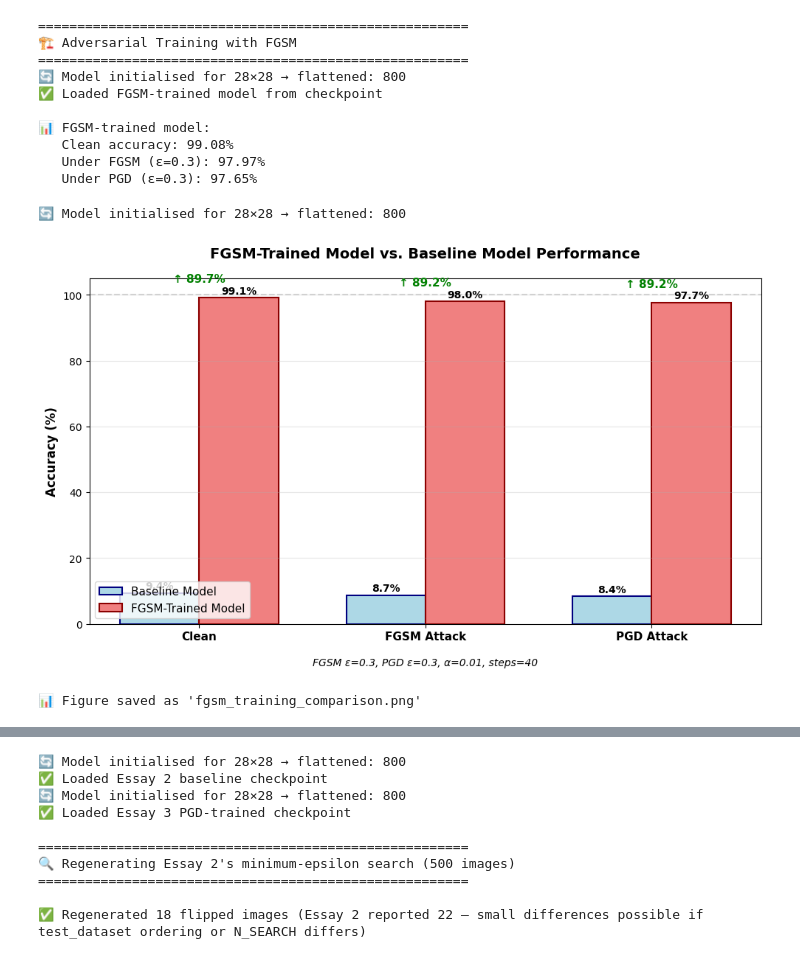
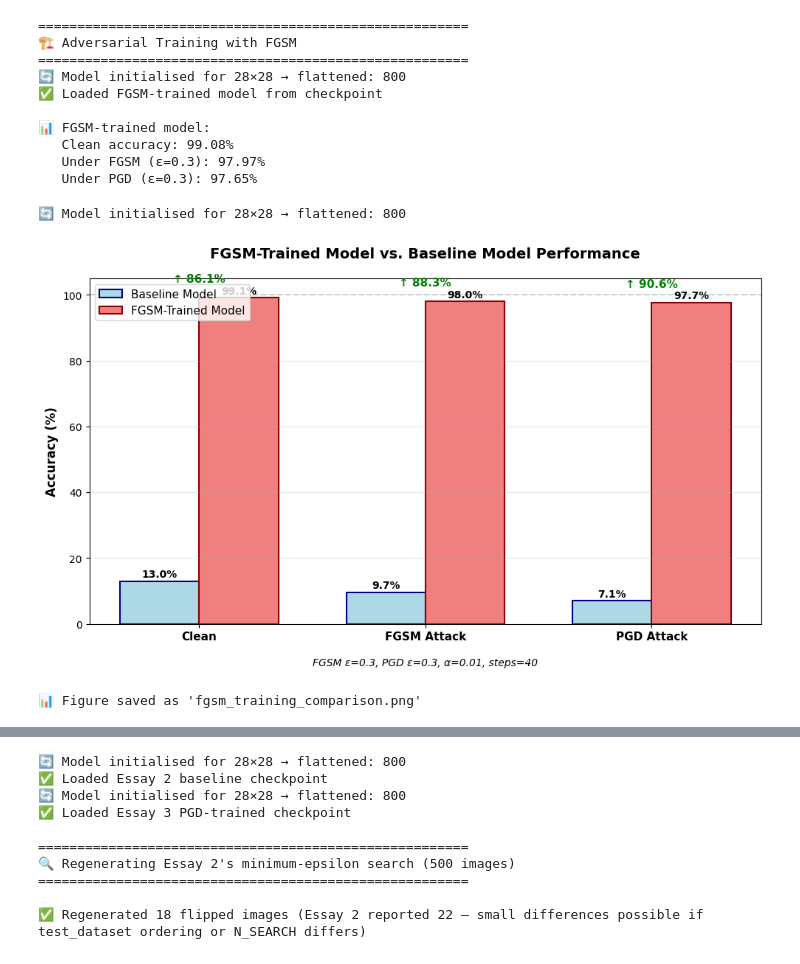
Before and after one commit to Maee127/Adversarial-Notebooks, a Jupyter notebook: #3/Note02_Adversarial_Training_PGD.ipynb, the cells around one changed output, grey strips where cells are left out. Saved outputs shown, nothing was run; the diff lists cells and outputs as text; code cells hidden in the pictures.

```diff
--- a/#3/Note02_Adversarial_Training_PGD.ipynb
+++ b/#3/Note02_Adversarial_Training_PGD.ipynb
@@ -309,12 +309,16 @@ print("\n" + "="*55)
 print("⚔️ Baseline Model Under Attack")
 print("="*55)
 
+# FIX: Extract only the accuracy value from the tuple
+clean_acc, _, _ = evaluate_accuracy(baseline_model, test_loader)
+
 # FGSM attack
 fgsm_params = {'epsilon': 0.3}
 fgsm_acc, _, _ = evaluate_accuracy(baseline_model, test_loader,
                                     attack_type='fgsm', attack_params=fgsm_params)
 print(f"Baseline + FGSM (ε=0.3) accuracy: {fgsm_acc:.2f}%")
 
+
 # PGD attack
 pgd_params = {'epsilon': 0.3, 'step_size': 0.01, 'num_steps': 40}
 pgd_acc, _, _ = evaluate_accuracy(baseline_model, test_loader,
@@ -488,30 +492,10 @@ print(f"   Under PGD (ε=0.3): {pgd_acc_fgsm:.2f}%")
 import matplotlib.pyplot as plt
 import numpy as np
 
-# Get baseline results (assuming you have these from earlier parts)
-# If not, you may need to compute them or load from saved results
-# baseline_clean_acc = 98.5  # Replace with actual baseline clean accuracy
-# baseline_fgsm_acc = 45.0   # Replace with actual baseline FGSM accuracy
-# baseline_pgd_acc = 20.0    # Replace with actual baseline PGD accuracy
-# Collect baseline results (if not already computed)
-# Option 1: Load from previously saved results
-try:
-    baseline_results = torch.load('baseline_results.pth')
-    baseline_clean_acc = baseline_results['clean_acc']
-    baseline_fgsm_acc = baseline_results['fgsm_acc']
-    baseline_pgd_acc = baseline_results['pgd_acc']
-except:
-    # Option 2: Compute baseline if model is available
-    baseline_model = CNN().to(DEVICE)
-    baseline_model.reset_for_input_size(28)
-    # Load baseline model or train it
-    # ... (your baseline model loading code)
-    baseline_clean_acc, _, _ = evaluate_accuracy(baseline_model, test_loader)
-    baseline_fgsm_acc, _, _ = evaluate_accuracy(baseline_model, test_loader,
-                                                 attack_type='fgsm', attack_params=fgsm_params)
-    baseline_pgd_acc, _, _ = evaluate_accuracy(baseline_model, test_loader,
-                                                attack_type='pgd', attack_params=pgd_params)
 
+baseline_clean_acc = clean_acc
+baseline_fgsm_acc = fgsm_acc
+baseline_pgd_acc = pgd_acc
 
 
 # Set up the figure
@@ -551,35 +535,35 @@ for i, (baseline, trained) in enumerate(zip(baseline_accuracies, fgsm_trained_ac
     else:
         color = 'red'
         arrow = '↓'
 
     ax.text(x[i], max(baseline, trained) + 4,
             f'{arrow} {abs(improvement):.1f}%',
             ha='center', va='bottom', fontsize=11, fontweight='bold', color=color)
 
 # Customize the plot
 ax.set_ylabel('Accuracy (%)', fontsize=12, fontweight='bold')
 ax.set_title('FGSM-Trained Model vs. Baseline Model Performance',
              fontsize=14, fontweight='bold', pad=20)
 ax.set_xticks(x)
 ax.set_xticklabels(models, fontsize=11, fontweight='bold')
-ax.legend(loc='lower left', fontsize=11)
+ax.legend(loc='upper left', fontsize=11)
 ax.grid(True, alpha=0.3, axis='y')
 ax.set_ylim(0, 105)
 
 # Add a horizontal line at 100% for reference
 ax.axhline(y=100, color='gray', linestyle='--', alpha=0.3)
 
 # Add a subtitle with attack parameters
 ax.text(0.5, -0.12, f'FGSM ε=0.3, PGD ε=0.3, α=0.01, steps=40',
         transform=ax.transAxes, ha='center', fontsize=10, style='italic')
 
 plt.tight_layout()
 plt.savefig('fgsm_training_comparison.png', dpi=300, bbox_inches='tight')
 plt.show()
 print("📊 Figure saved as 'fgsm_training_comparison.png'")
 # %% [output]
 🔄 Model initialised for 28×28 → flattened: 800
-[figure, old version]
+[figure, new version]
 📊 Figure saved as 'fgsm_training_comparison.png'
 # %%
 # ─────────────────────────────────────────────────────────────
```
Also changed, not shown: parts of 13 cells of this notebook, 8 other files.
